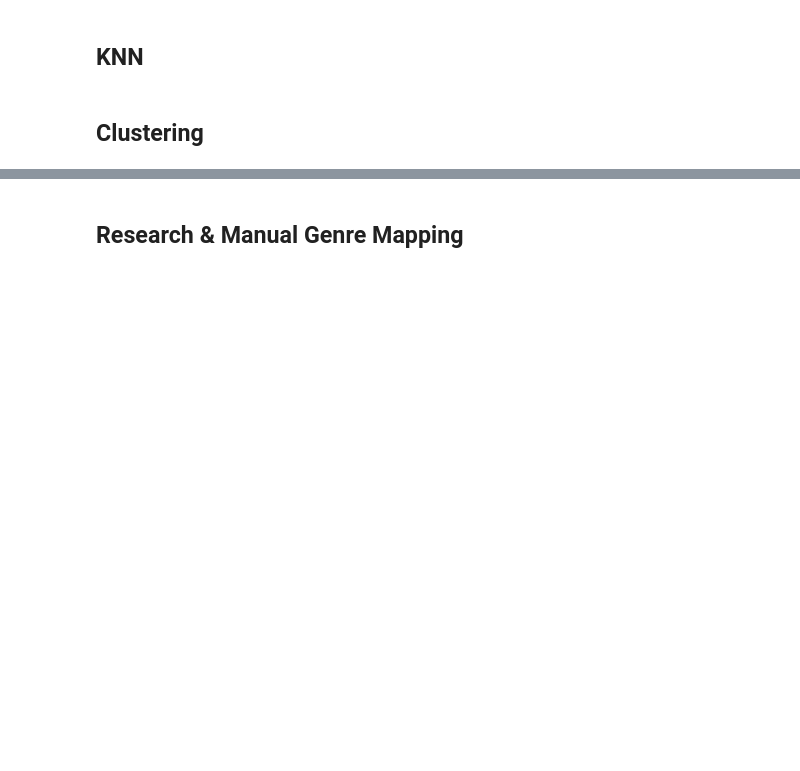
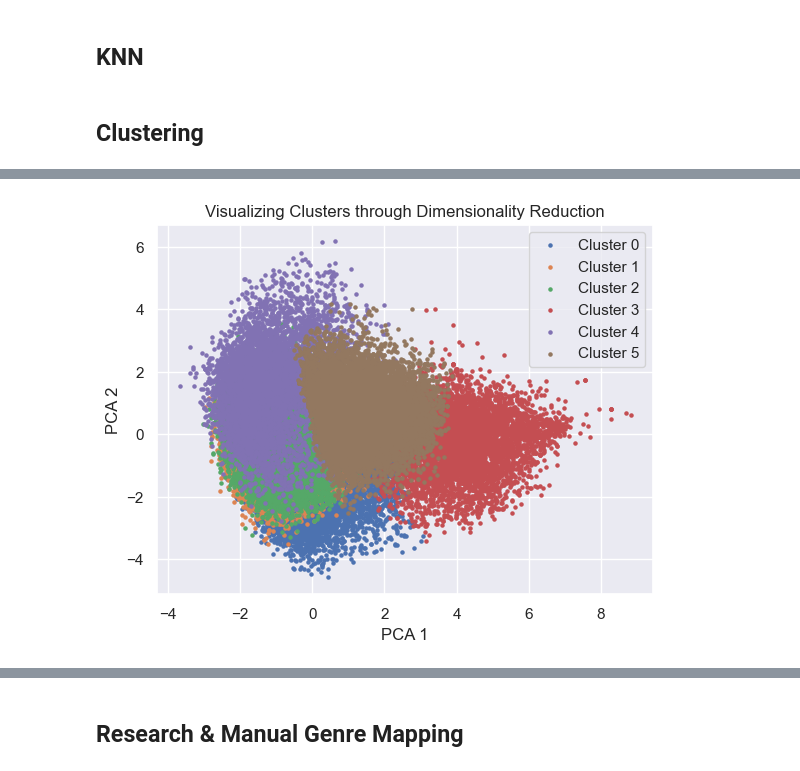
Before and after one commit to ynackash/genre-classification, a Jupyter notebook: main.ipynb, the cells around one changed output, grey strips where cells are left out. Drawn from its saved outputs; the diff is of its cells as text; code cells hidden in the pictures; blank space fills up the shorter version.

```diff
--- a/main.ipynb
+++ b/main.ipynb
@@ -302,0 +310,31 @@ weighted avg       0.01      0.01      0.01     14252
+# %%
+from sklearn.cluster import KMeans
+from sklearn.decomposition import PCA
+
+# Prepare data for clustering
+cluster_data = df.drop(columns=['track_genre'])[['popularity', 'duration_ms', 'explicit', 'danceability', 'energy',
+       'loudness', 'mode', 'speechiness', 'acousticness', 'instrumentalness','liveness', 'valence', 'tempo']]
+
+scaled_features = scaler.fit_transform(cluster_data)
+
+# Define number of clusters
+number_of_clusters = 6
+kmeans = KMeans(n_clusters = number_of_clusters, random_state = 48)
+cluster_data['cluster'] = kmeans.fit_predict(scaled_features)
+
+#Principal component analysis (dimensionality reduction) for visualisation
+pca = PCA(n_components=2)
+cluster_reduced = pca.fit_transform(scaled_features)
+
+# Visualize the clusters through a scatter plot
+for i in range(number_of_clusters):
+    idx = cluster_data['cluster'] == i
+    plt.scatter(cluster_reduced[idx, 0], cluster_reduced[idx, 1], label=f'Cluster {i}', alpha = 1, s=5)
+
+plt.title('Visualizing Clusters through Dimensionality Reduction')
+plt.xlabel('PCA 1')
+plt.ylabel('PCA 2')
+plt.legend()
+plt.show()
+# %% [output]
+[figure, added]
```
Also changed, not shown: parts of 35 cells of this notebook.
